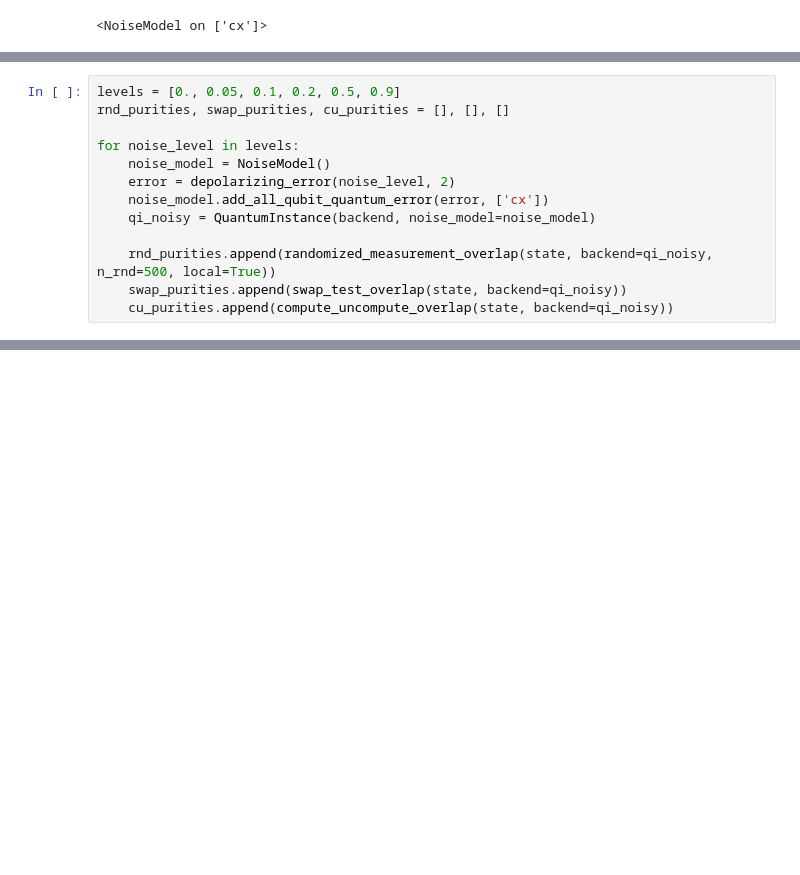
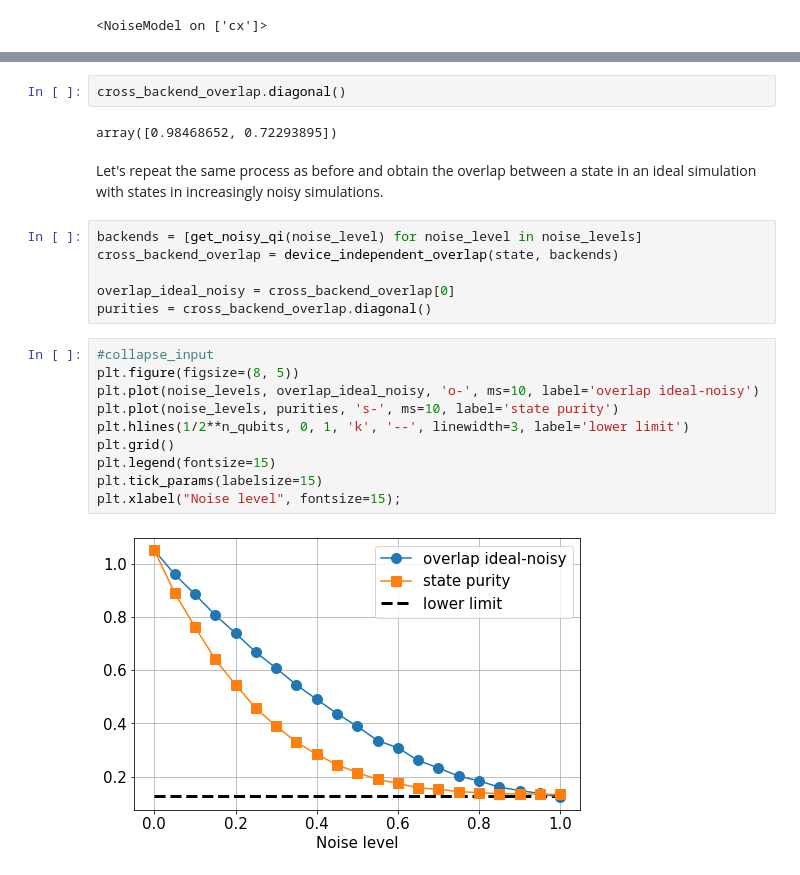
Before and after one commit to BorjaRequena/Quantum-Fisherman, a Jupyter notebook: nbs/04_examples.di_certification.ipynb, the cells around one changed output, grey strips where cells are left out. Saved outputs shown, nothing was run; the diff lists cells and outputs as text; blank space fills up the shorter version.

```diff
--- a/nbs/04_examples.di_certification.ipynb
+++ b/nbs/04_examples.di_certification.ipynb
@@ -111,13 +169,0 @@ compute_uncompute_overlap(state, backend=qi_ideal), compute_uncompute_overlap(st
-# %%
-levels = [0., 0.05, 0.1, 0.2, 0.5, 0.9]
-rnd_purities, swap_purities, cu_purities = [], [], []
-
-for noise_level in levels:
-    noise_model = NoiseModel()
-    error = depolarizing_error(noise_level, 2)
-    noise_model.add_all_qubit_quantum_error(error, ['cx'])
-    qi_noisy = QuantumInstance(backend, noise_model=noise_model)
-
-    rnd_purities.append(randomized_measurement_overlap(state, backend=qi_noisy, n_rnd=500, local=True))
-    swap_purities.append(swap_test_overlap(state, backend=qi_noisy))
-    cu_purities.append(compute_uncompute_overlap(state, backend=qi_noisy))
@@ -136,0 +182,24 @@ Text(0.5, 0, 'Noise level')
+# %%
+cross_backend_overlap.diagonal()
+# %% [output]
+array([0.98468652, 0.72293895])
+# %% [markdown]
+Let's repeat the same process as before and obtain the overlap between a state in an ideal simulation with states in increasingly noisy simulations.
+# %%
+backends = [get_noisy_qi(noise_level) for noise_level in noise_levels]
+cross_backend_overlap = device_independent_overlap(state, backends)
+
+overlap_ideal_noisy = cross_backend_overlap[0]
+purities = cross_backend_overlap.diagonal()
+# %%
+#collapse_input
+plt.figure(figsize=(8, 5))
+plt.plot(noise_levels, overlap_ideal_noisy, 'o-', ms=10, label='overlap ideal-noisy')
+plt.plot(noise_levels, purities, 's-', ms=10, label='state purity')
+plt.hlines(1/2**n_qubits, 0, 1, 'k', '--', linewidth=3, label='lower limit')
+plt.grid()
+plt.legend(fontsize=15)
+plt.tick_params(labelsize=15)
+plt.xlabel("Noise level", fontsize=15);
+# %% [output]
+[figure, added]
```
Also changed, not shown: parts of 44 cells of this notebook, 22 other files.
